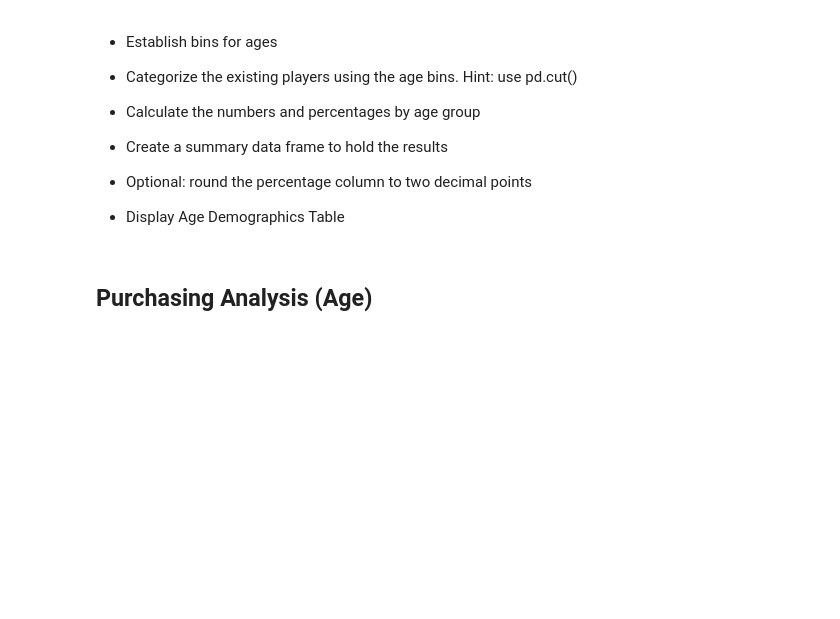
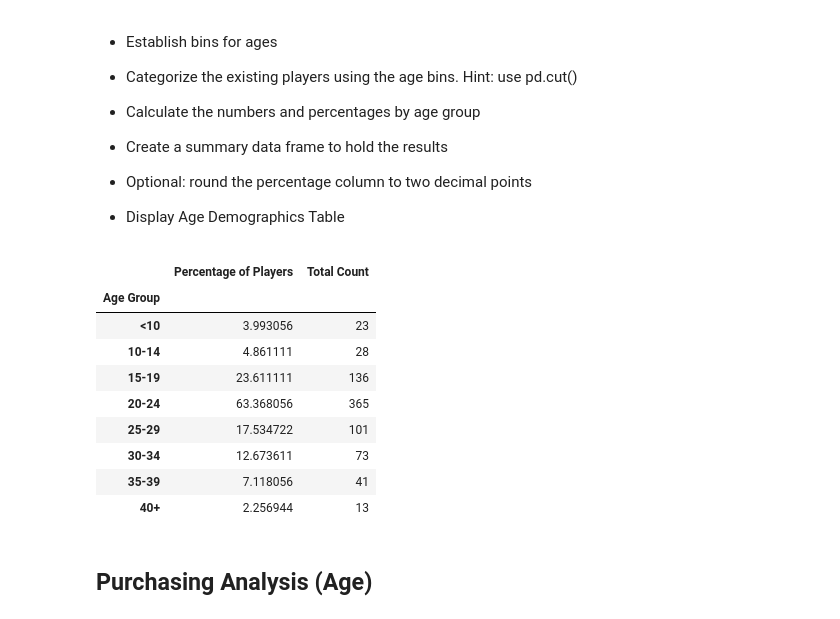
Before and after one commit to Apex8/Heroes-of-Pymoli, a Jupyter notebook: HeroesOfPymoli/HeroesOfPymoli_starter.ipynb, the cells around one changed output. Cells and saved outputs as stored; diff of their text form; code cells hidden in the pictures; blank space fills up the shorter version.

```diff
--- a/HeroesOfPymoli/HeroesOfPymoli_starter.ipynb
+++ b/HeroesOfPymoli/HeroesOfPymoli_starter.ipynb
@@ -25,8 +27,10 @@ purchase_data.head()
 # %%
 # Use the value counts method to find the value of unique names in the SN column.
 # Factoring in that accounts can make multiple purchases.
-# Able to ge the total players value to appear in the length with this method.
+# Able to ge the total players value to appear in the length with this first method.
+# PLayer count should be 576 unique players.
 
-players = purchase_data["SN"].value_counts()
-players.head()
+player_count = purchase_data.SN.value_counts()
+total_play = player_count.count()
+total_play
 # %% [output]
@@ -122,6 +176,38 @@ Name: Gender, dtype: int64
 
 
 * Display Age Demographics Table
+# %%
+# Establish bins for ages
+age_bins = [0, 9.90, 14.90, 19.90, 24.90, 29.90, 34.90, 39.90, 99999]
+group_names = ["<10", "10-14", "15-19", "20-24", "25-29", "30-34", "35-39", "40+"]
+
+# Segment and sort age values into bins established above
+purchase_data["Age Group"] = pd.cut(purchase_data["Age"],age_bins, labels=group_names)
+purchase_data
+
+# Create new data frame with the added "Age Group" and group it
+age_grouped = purchase_data.groupby("Age Group")
+
+# Count total players by age category
+total_count_age = age_grouped["Age"].count()
+
+# Calculate percentages by age category
+percentage_by_age = (total_count_age/total_play) * 100
+
+# Create data frame with obtained values
+age_demo = pd.DataFrame({"Percentage of Players": percentage_by_age, "Total Count": total_count_age})
+age_demo
+# %% [output]
+|  | Percentage of Players | Total Count |
+| Age Group |  |  |
+| <10 | 3.993056 | 23 |
+| 10-14 | 4.861111 | 28 |
+| 15-19 | 23.611111 | 136 |
+| 20-24 | 63.368056 | 365 |
+| 25-29 | 17.534722 | 101 |
+| 30-34 | 12.673611 | 73 |
+| 35-39 | 7.118056 | 41 |
+| 40+ | 2.256944 | 13 |
 # %% [markdown]
 ## Purchasing Analysis (Age)
 # %% [markdown]
```
Also changed, not shown: parts of 10 cells of this notebook.
